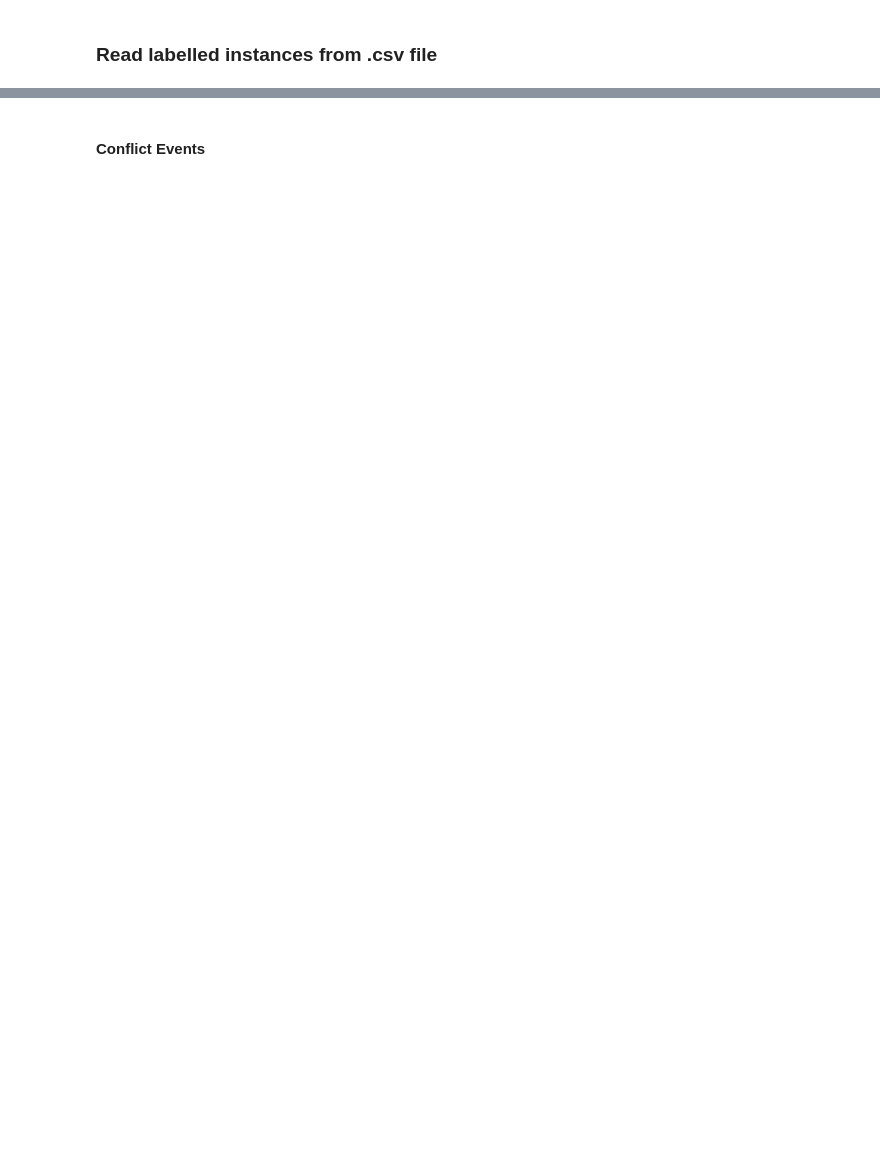
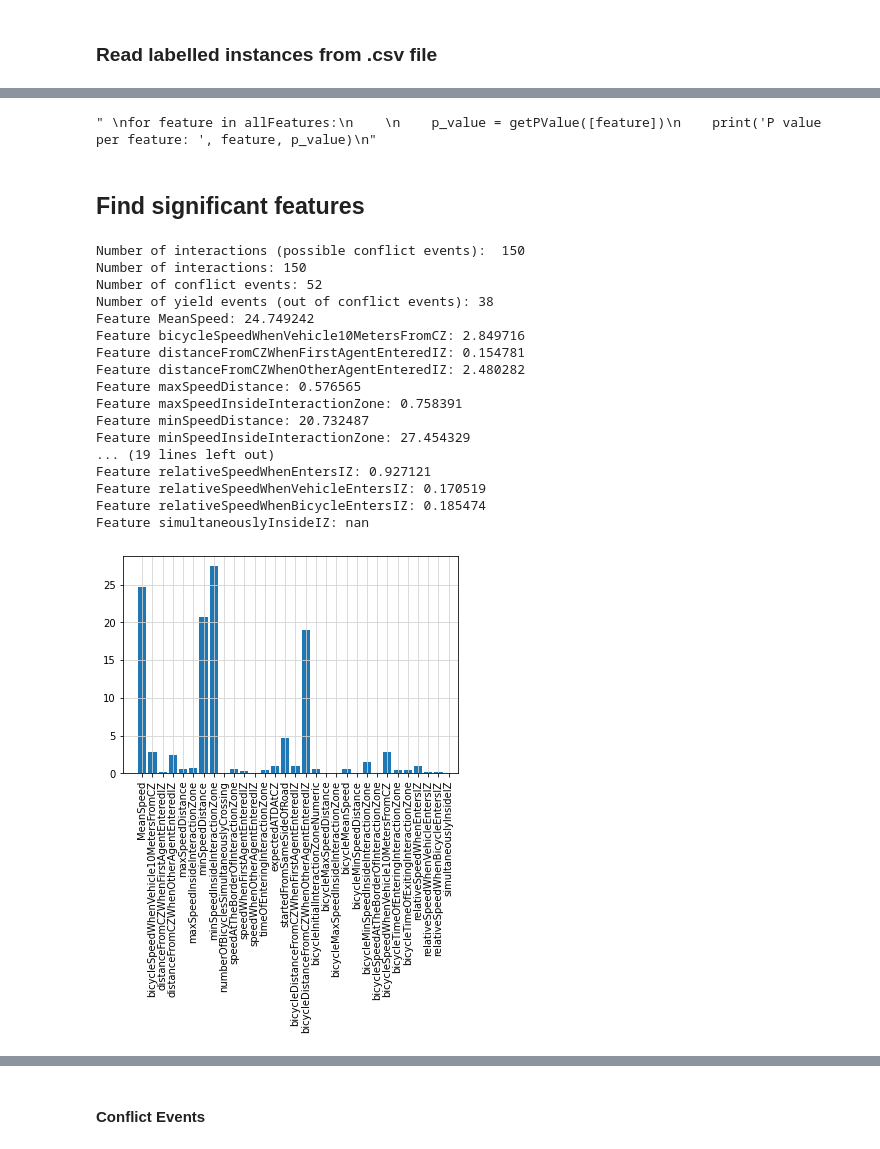
Before and after one commit to lauraliism/traffic-and-crosswalk-agents-interaction, a Jupyter notebook: Interaction_analysis.ipynb, the cells around one changed output, grey strips where cells are left out. Drawn from its saved outputs; the diff is of its cells as text; code cells hidden in the pictures; blank space fills up the shorter version.

```diff
--- a/Interaction_analysis.ipynb
+++ b/Interaction_analysis.ipynb
@@ -345,0 +339,7 @@ def getNumberOfNonConflictEvent():
+# %%
+def getDataWithFirstBicycle(df):
+    # Basically we only take into account vehicle and first bicycle event
+    data = df.loc[(df['arrivalTimeDifference'] == df['individualArrivalTimeDifference'])]
+    dataWithOnlyFirstBicycle = data.drop_duplicates(subset=['InteractionID', 'AgentType'], keep="first")
+
+    return dataWithOnlyFirstBicycle
@@ -345,0 +838,5 @@ def getNumberOfNonConflictEvent():
+# %%
+data = getDataAdjustedForModel()
+bicycleVehicleInOneInstance = getBicyclesVehiclesInOneInstance(data)
+# bicycleVehicleInOneInstance.head()
+bicycleVehicleInOneInstance.columns
@@ -345,0 +971,34 @@ def getNumberOfNonConflictEvent():
+# %%
+features = ['MeanSpeed', 'minSpeedDistance']
+
+allFeatures = ['MeanSpeed', 'bicycleSpeedWhenVehicle10MetersFromCZ',
+       'distanceFromCZWhenFirstAgentEnteredIZ',
+       'distanceFromCZWhenOtherAgentEnteredIZ',
+        #'initialInteractionZone',
+       'maxSpeedDistance', 'maxSpeedInsideInteractionZone', 'minSpeedDistance',
+       'minSpeedInsideInteractionZone',
+       'numberOfBicyclesSimultaneouslyCrossing',
+       'speedAtTheBorderOfInteractionZone', 'speedWhenFirstAgentEnteredIZ',
+       'speedWhenOtherAgentEnteredIZ', 'timeOfEnteringInteractionZone', 'expectedATDAtCZ',
+               'startedFromSameSideOfRoad', 'bicycleDistanceFromCZWhenFirstAgentEnteredIZ',
+       'bicycleDistanceFromCZWhenOtherAgentEnteredIZ', 'bicycleInitialInteractionZoneNumeric',
+       'bicycleMaxSpeedDistance', 'bicycleMaxSpeedInsideInteractionZone',
+       'bicycleMeanSpeed', 'bicycleMinSpeedDistance',
+       'bicycleMinSpeedInsideInteractionZone',
+       'bicycleSpeedAtTheBorderOfInteractionZone',
+       'bicycleSpeedWhenVehicle10MetersFromCZ',
+       'bicycleTimeOfEnteringInteractionZone',
+       'bicycleTimeOfExitingInteractionZone',
+       'relativeSpeedWhenEntersIZ', 'relativeSpeedWhenVehicleEntersIZ', 'relativeSpeedWhenBicycleEntersIZ',
+       'simultaneouslyInsideIZ']
+
+'''
+for feature in allFeatures:
+
+    p_value = getPValue([feature])
+    print('P value per feature: ', feature, p_value)
+'''
+# %% [output]
+" \nfor feature in allFeatures:\n    \n    p_value = getPValue([feature])\n    print('P value per feature: ', feature, p_value)\n"
+# %% [markdown]
+## Find significant features
@@ -345,0 +1048,22 @@ def getNumberOfNonConflictEvent():
+# %%
+data = getConflictEventsAdjustedForModel()
+findSignificantFeatures(data, allFeatures)
+# %% [output]
+Number of interactions (possible conflict events):  150
+Number of interactions: 150
+Number of conflict events: 52
+Number of yield events (out of conflict events): 38
+Feature MeanSpeed: 24.749242
+Feature bicycleSpeedWhenVehicle10MetersFromCZ: 2.849716
+Feature distanceFromCZWhenFirstAgentEnteredIZ: 0.154781
+Feature distanceFromCZWhenOtherAgentEnteredIZ: 2.480282
+Feature maxSpeedDistance: 0.576565
+Feature maxSpeedInsideInteractionZone: 0.758391
+Feature minSpeedDistance: 20.732487
+Feature minSpeedInsideInteractionZone: 27.454329
+... (19 lines left out)
+Feature relativeSpeedWhenEntersIZ: 0.927121
+Feature relativeSpeedWhenVehicleEntersIZ: 0.170519
+Feature relativeSpeedWhenBicycleEntersIZ: 0.185474
+Feature simultaneouslyInsideIZ: nan
+[figure, added]
```
Also changed, not shown: parts of 276 cells of this notebook, 4 other files.
